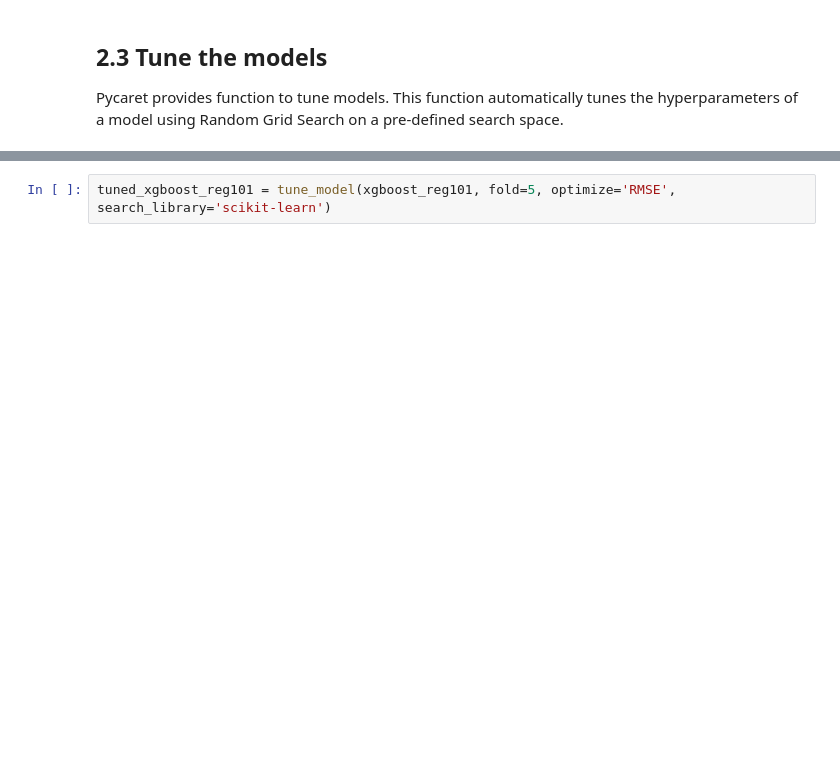
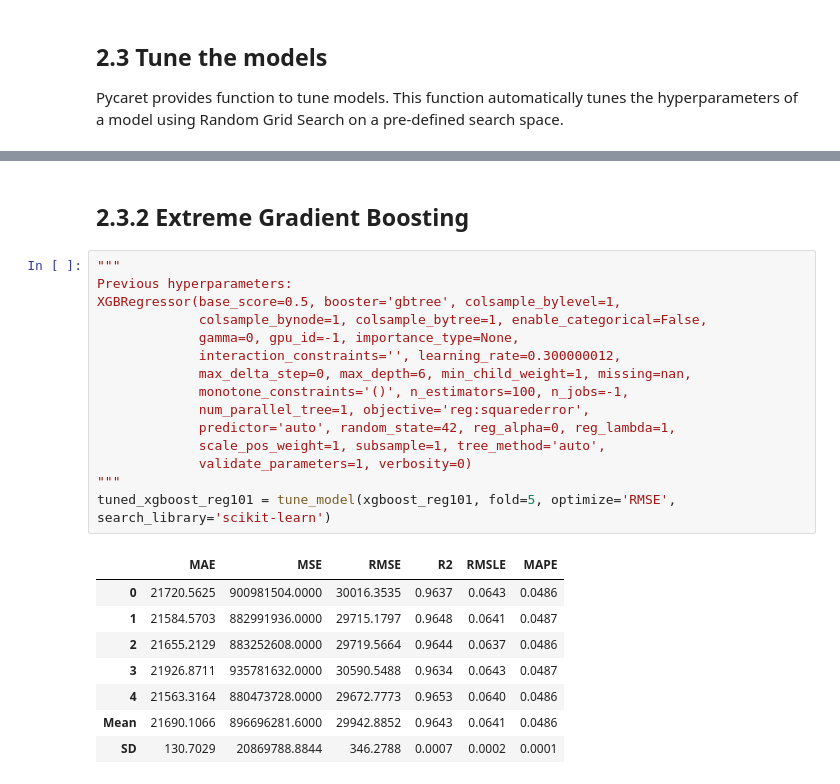
Before and after one commit to ElangSetiawan/sg-hdb-resale, a Jupyter notebook: notebooks/Elang-SG-HDB-Resale-Model.ipynb, the cells around one changed output, grey strips where cells are left out. Saved outputs shown, nothing was run; the diff lists cells and outputs as text; blank space fills up the shorter version.

```diff
--- a/notebooks/Elang-SG-HDB-Resale-Model.ipynb
+++ b/notebooks/Elang-SG-HDB-Resale-Model.ipynb
@@ -474,2 +499,26 @@ RandomForestRegressor(bootstrap=True, ccp_alpha=0.0, criterion='mse',
+# %% [markdown]
+## 2.3.2  Extreme Gradient Boosting
 # %%
+"""
+Previous hyperparameters:
+XGBRegressor(base_score=0.5, booster='gbtree', colsample_bylevel=1,
+             colsample_bynode=1, colsample_bytree=1, enable_categorical=False,
+             gamma=0, gpu_id=-1, importance_type=None,
+             interaction_constraints='', learning_rate=0.300000012,
+             max_delta_step=0, max_depth=6, min_child_weight=1, missing=nan,
+             monotone_constraints='()', n_estimators=100, n_jobs=-1,
+             num_parallel_tree=1, objective='reg:squarederror',
+             predictor='auto', random_state=42, reg_alpha=0, reg_lambda=1,
+             scale_pos_weight=1, subsample=1, tree_method='auto',
+             validate_parameters=1, verbosity=0)
+"""
 tuned_xgboost_reg101 = tune_model(xgboost_reg101, fold=5, optimize='RMSE', search_library='scikit-learn')
+# %% [output]
+|  | MAE | MSE | RMSE | R2 | RMSLE | MAPE |
+| 0 | 21720.5625 | 900981504.0000 | 30016.3535 | 0.9637 | 0.0643 | 0.0486 |
+| 1 | 21584.5703 | 882991936.0000 | 29715.1797 | 0.9648 | 0.0641 | 0.0487 |
+| 2 | 21655.2129 | 883252608.0000 | 29719.5664 | 0.9644 | 0.0637 | 0.0486 |
+| 3 | 21926.8711 | 935781632.0000 | 30590.5488 | 0.9634 | 0.0643 | 0.0487 |
+| 4 | 21563.3164 | 880473728.0000 | 29672.7773 | 0.9653 | 0.0640 | 0.0486 |
+| Mean | 21690.1066 | 896696281.6000 | 29942.8852 | 0.9643 | 0.0641 | 0.0486 |
+| SD | 130.7029 | 20869788.8844 | 346.2788 | 0.0007 | 0.0002 | 0.0001 |
```
Also changed, not shown: parts of 54 cells of this notebook, 7 other files.
